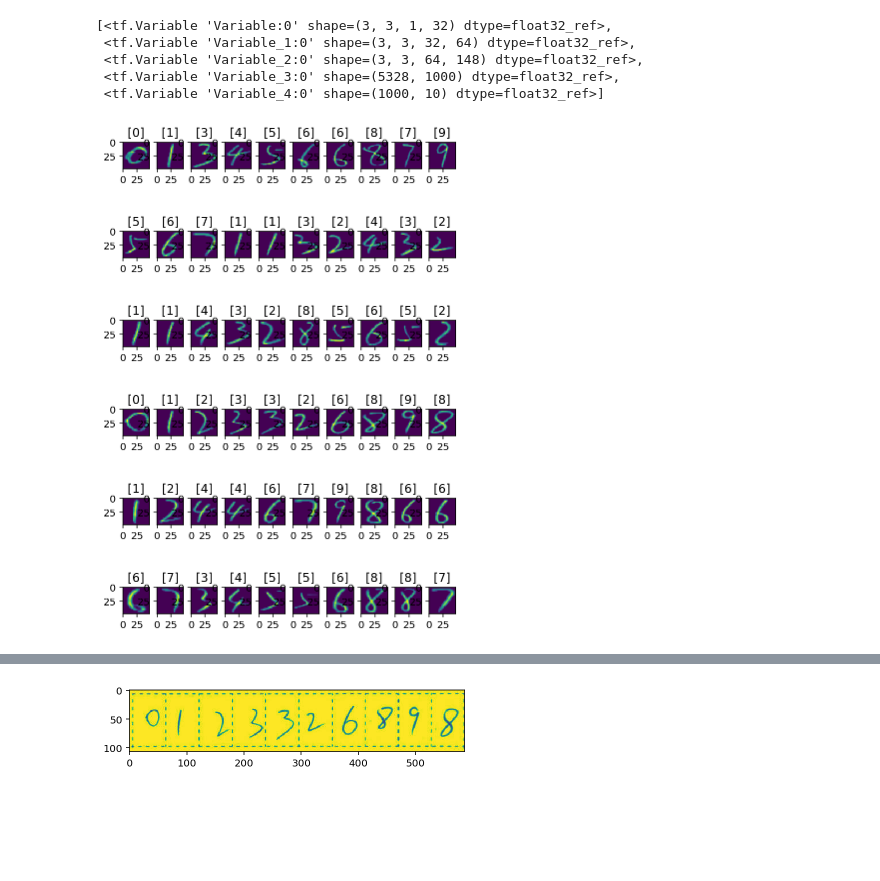
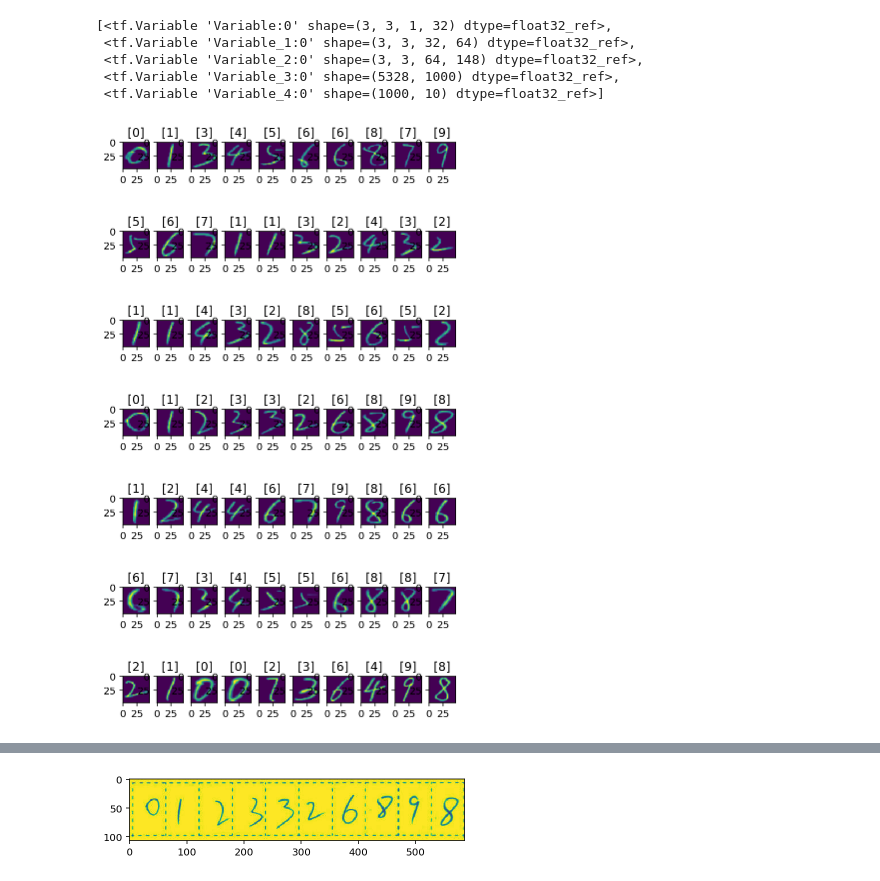
Before and after one commit to lianxiaolei/num-recognition-http, a Jupyter notebook: notebook/answer_card_studentnum.ipynb, the cells around one changed output, grey strips where cells are left out. Saved outputs shown, nothing was run; the diff lists cells and outputs as text; code cells hidden in the pictures; blank space fills up the shorter version.

```diff
--- a/notebook/answer_card_studentnum.ipynb
+++ b/notebook/answer_card_studentnum.ipynb
@@ -307,27 +307,28 @@ def preprocessing(img):
 
     return sub_img
 # %%
-for j in range(0, 6):
+for j in range(0, 7):
 
     for i in range(1, 11):
         img = cv2.imread('testimg/%s/%s.jpg' % (j, i), cv2.IMREAD_GRAYSCALE)
         img = (255 - img) / 255.0
         img[img < 0.16] = 0.0
 
         img = cv2.resize(img, (48, 48))
 
         sub_img = preprocessing(img)
 
 #             cv2.imwrite(fname, sub_img * 255)
 
         plt.subplot(7, 10, i + j * 10)
         plt.imshow(sub_img)
         plt.title(cnn.predict_new(sub_img))
     plt.show()
 # %% [output]
 [figure]
 [figure]
 [figure]
 [figure]
 [figure]
 [figure]
+[figure, added]
```
Also changed, not shown: parts of 2 cells of this notebook, 14 other files.
